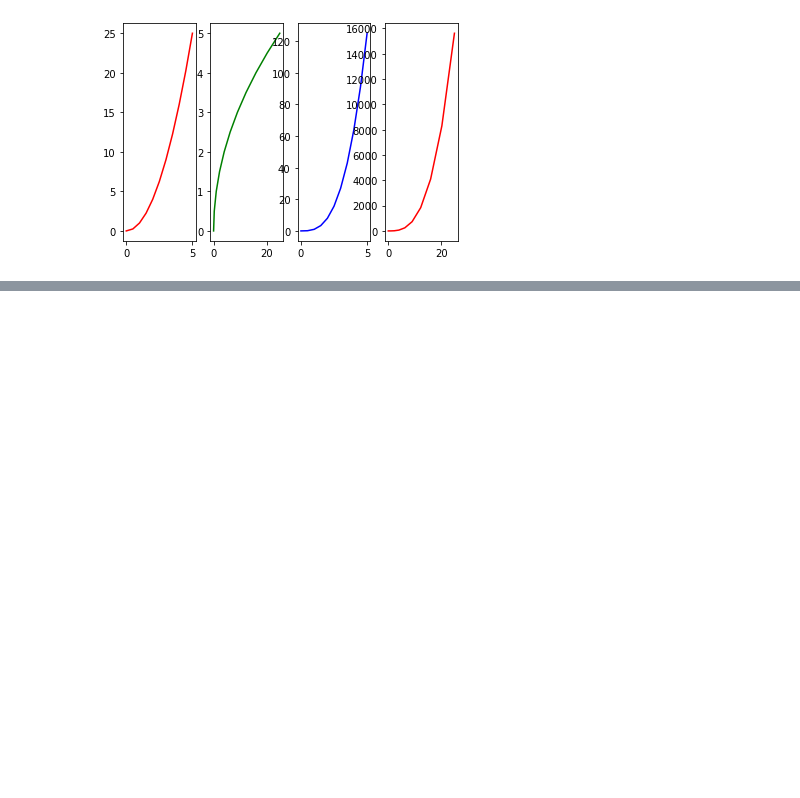
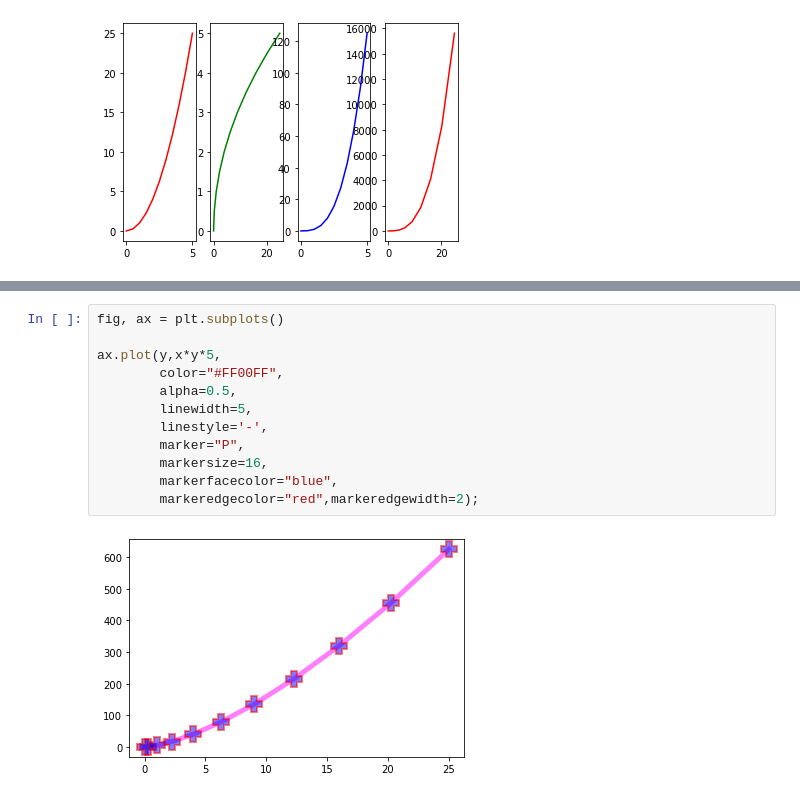
Before and after one commit to pksvv/purdue-ML-D2, a Jupyter notebook: matplotlib.ipynb, the cells around one changed output, grey strips where cells are left out. Drawn from its saved outputs; the diff is of its cells as text; blank space fills up the shorter version.

```diff
--- a/matplotlib.ipynb
+++ b/matplotlib.ipynb
@@ -51,0 +107,14 @@ plt.plot(x**2,y**3,'r')
+# %%
+fig, ax = plt.subplots()
+
+ax.plot(y,x*y*5,
+        color="#FF00FF",
+        alpha=0.5,
+        linewidth=5,
+        linestyle='-',
+        marker="P",
+        markersize=16,
+        markerfacecolor="blue",
+        markeredgecolor="red",markeredgewidth=2);
+# %% [output]
+[figure, added]
```
Also changed, not shown: parts of 12 cells of this notebook, 1 other file.
